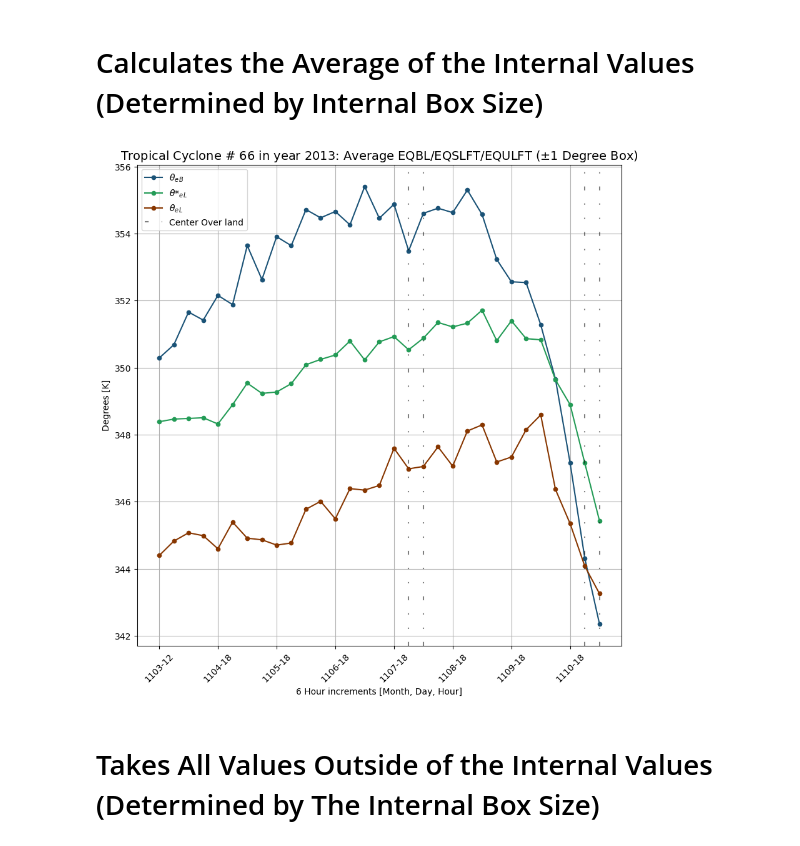
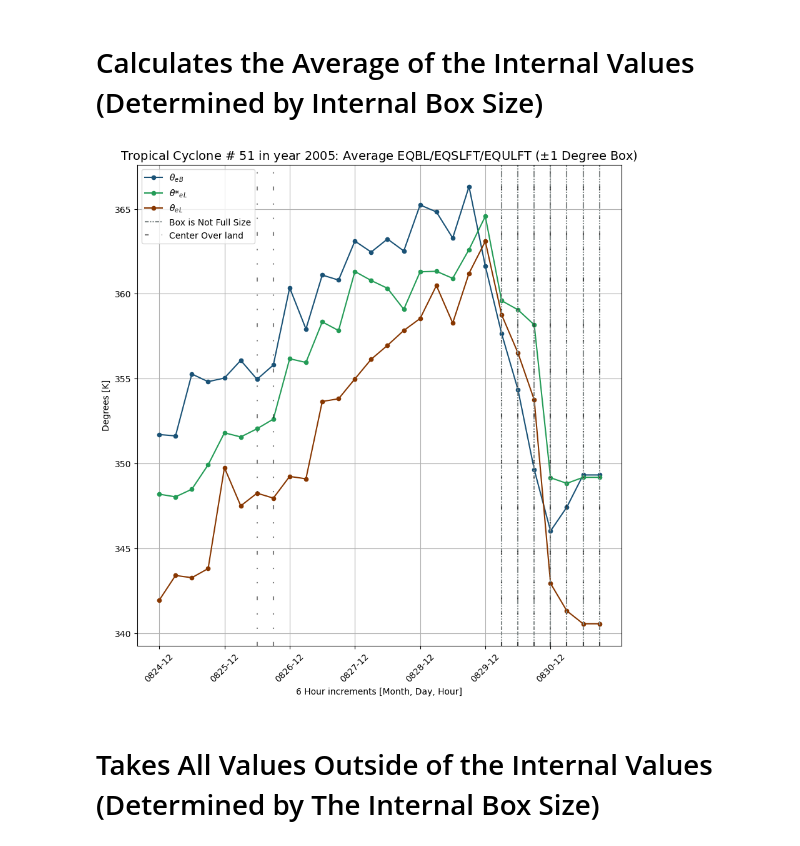
Before and after one commit to jhs27333/Skari_TC_Feature_Env, a Jupyter notebook: Buoyancy_Tropical_Cyclone_Environment_Individual_Graphs_Skari.ipynb, the cells around one changed output. Saved outputs shown, nothing was run; the diff lists cells and outputs as text; code cells hidden in the pictures.

Commit message:
Fixed a few things
Please enter the commit message for your changes. Lines starting

```diff
--- a/Buoyancy_Tropical_Cyclone_Environment_Individual_Graphs_Skari.ipynb
+++ b/Buoyancy_Tropical_Cyclone_Environment_Individual_Graphs_Skari.ipynb
@@ -261,7 +261,7 @@ class hurricance:
 # %%
 %%time
 ### read
-year=2013 ## enter year here. We have years 2002-2014 processed
+year=2005 ## enter year here. We have years 2002-2014 processed
 tcs=hurricance(year,[buoy_path,precip_path])
 tcs.extract_tracks()
 tcs.read_data()
@@ -306,5 +306,5 @@ for i in range(len(tropics)):
 
 print(landfall)
 print(non_landfall)
-tc_number = 66 #choice of tropical cyclone for the graphs below to evaluate them solo
+tc_number = 51 #choice of tropical cyclone for the graphs below to evaluate them solo
 # %% [output]
@@ -466,7 +466,7 @@ for t in range(max(g)+1):
     preci= tcs.ds_comp[tc_number].precipitation.isel(time=t) #taking the values for precipitation
     preciada=preci.stack(x=['lat','lon'])
     precia=preciada[preciada.notnull()]
-    if len(eqblada.lon.values) == 0:
+    if len(eqbla.lon.values) == 0:
 
         eqblint[t]=(float("nan")) #for storms that have no values to calculate (above/below 35 N/S)
         eqslftint[t]=(float("nan"))
@@ -477,8 +477,8 @@ for t in range(max(g)+1):
         preciint[t]=(float("nan"))
         box_size.append(t)
     else:
-        r=max(eqblada.lon.values)
-        o=min(eqblada.lon.values)
+        r=max(eqbla.lon.values)
+        o=min(eqbla.lon.values)
         pp=o+off_check
         qq=r-off_check
 
@@ -601,34 +601,34 @@ if len(te) != 0:
     leng = len(tes)
     plt.axvline(x=x[leng-1], linestyle ="--", color="k", label = "Storm Passes 35{} N/S, Persists {} More Hours".format(chr(176), 6*len(te)))
 breaks = 0 #so the label doesn't repeat
 for lin in range(len(eqblint)): #so I can show what times a storm box is not full size
 
     if (type(box_size[lin]) == int) & (breaks != 0): #so the label doesn't repeat
 
         plt.axvline(x=x[lin], linestyle =(0, (3, 1, 1, 1, 1, 1)), color="#838B8B")
     if (type(box_size[lin]) == int) & (breaks == 0):
         plt.axvline(x=x[lin], linestyle =(0, (3, 1, 1, 1, 1, 1)), color="#838B8B", label = "Box is Not Full Size")
         breaks = breaks + 1
 
 breaker = 0 #so the label doesn't repeat
 for lan in range(len(eqblint)): #so I can show what time values have a storm on land
     if lon_array[lan] >= 180: #to correct the landmask
         lon_array[lan] = lon_array[lan]-360
     if globe.is_land(lat_array[lan], lon_array[lan]) == True:
         if breaker != 0: #so the label doesn't repeat
             plt.axvline(x=x[lan], linestyle =(0, (3, 10, 1, 10, 1, 10)), color="k", alpha = .5)
         if breaker == 0:
             plt.axvline(x=x[lan], linestyle =(0, (3, 10, 1, 10, 1, 10)), color="k", alpha = .5, label = "Center Over land")
             breaker = breaker + 1
 plt.grid()
 plt.legend()
 plt.xlabel("6 Hour increments [Month, Day, Hour]", fontsize = 10)
 
 plt.ylabel("Degrees [K]", fontsize = 10)
 
 plt.title('Tropical Cyclone # {:d} in year {:d}: Average EQBL/EQSLFT/EQULFT ($\u00B1${} Degree Box)'.format(tc_number,year,internal),fontsize=14);
 # %% [output]
-[figure, old version]
+[figure, new version]
 # %% [markdown]
 # Takes All Values Outside of the Internal Values (Determined by The Internal Box Size)
 # %%
```
Also changed, not shown: parts of 7 cells of this notebook.
